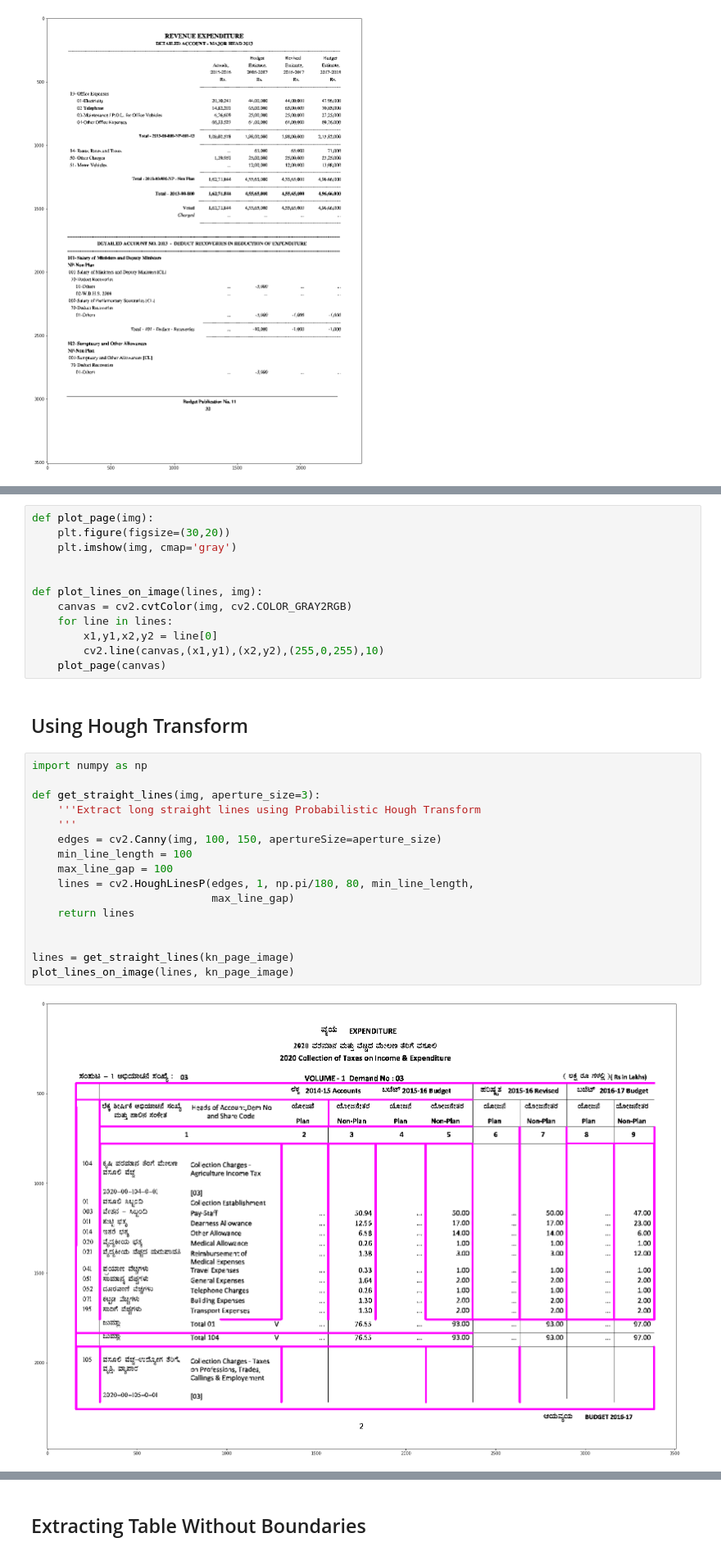
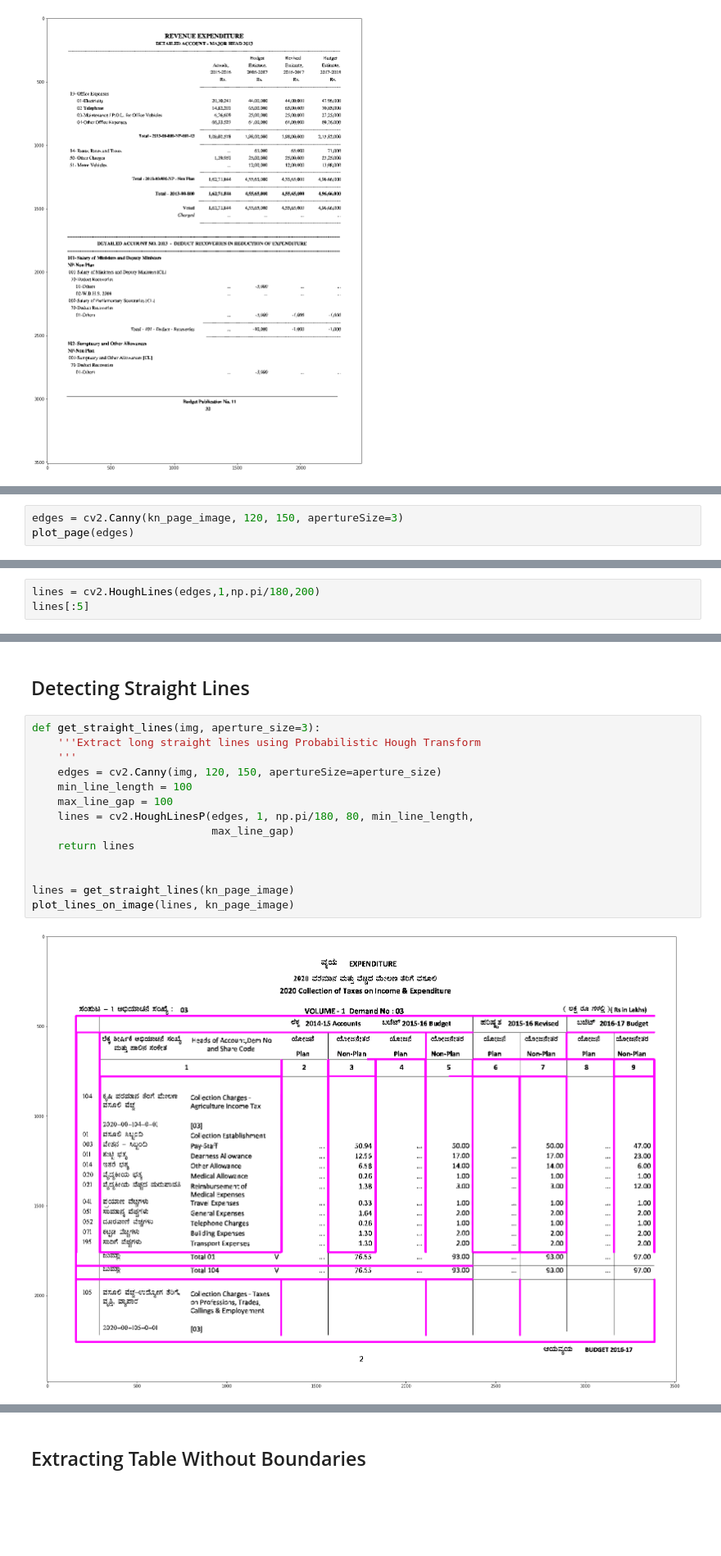
Before and after one commit to heaven00/pycon_delhi_2017, a Jupyter notebook: Liberating tabular data from the clutches of PDFs.ipynb, the cells around one changed output, grey strips where cells are left out. Shown at 82% size. Cells and saved outputs as stored; diff of their text form; blank space fills up the shorter version.

```diff
--- a/Liberating tabular data from the clutches of PDFs.ipynb
+++ b/Liberating tabular data from the clutches of PDFs.ipynb
@@ -112,0 +163,3 @@ We use something called as Hough Transform to detect vertical and horizontal lin
+# %%
+edges = cv2.Canny(kn_page_image, 120, 150, apertureSize=3)
+plot_page(edges)
@@ -112,0 +170,3 @@ We use something called as Hough Transform to detect vertical and horizontal lin
+# %%
+lines = cv2.HoughLines(edges,1,np.pi/180,200)
+lines[:5]
@@ -114,35 +184,21 @@ We use something called as Hough Transform to detect vertical and horizontal lin
 HTML('<img src="http://opencv-python-tutroals.readthedocs.io/en/latest/_images/houghlinesdemo.gif">')
 # %% [output]
 [interactive output not drawn]
-# %%
-def plot_page(img):
-    plt.figure(figsize=(30,20))
-    plt.imshow(img, cmap='gray')
-
-
-def plot_lines_on_image(lines, img):
-    canvas = cv2.cvtColor(img, cv2.COLOR_GRAY2RGB)
-    for line in lines:
-        x1,y1,x2,y2 = line[0]
-        cv2.line(canvas,(x1,y1),(x2,y2),(255,0,255),10)
-    plot_page(canvas)
-# %% [markdown]
-## Using Hough Transform
+# %% [markdown]
+## Detecting Straight Lines
 # %%
-import numpy as np
-
 def get_straight_lines(img, aperture_size=3):
     '''Extract long straight lines using Probabilistic Hough Transform
     '''
-    edges = cv2.Canny(img, 100, 150, apertureSize=aperture_size)
+    edges = cv2.Canny(img, 120, 150, apertureSize=aperture_size)
     min_line_length = 100
     max_line_gap = 100
     lines = cv2.HoughLinesP(edges, 1, np.pi/180, 80, min_line_length,
                             max_line_gap)
     return lines
 
 
 lines = get_straight_lines(kn_page_image)
 plot_lines_on_image(lines, kn_page_image)
 # %% [output]
-[figure, old version]
+[figure, new version]
```
Also changed, not shown: parts of 88 cells of this notebook, 17 other files.
